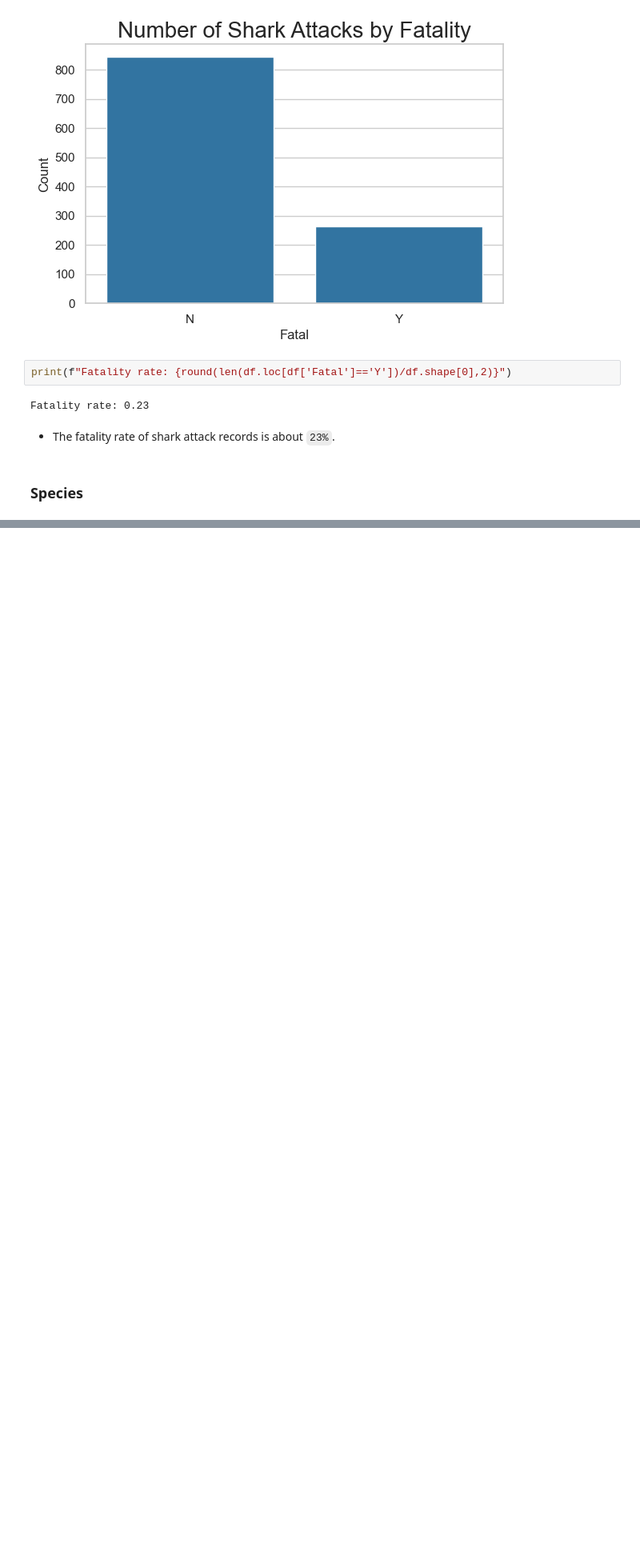
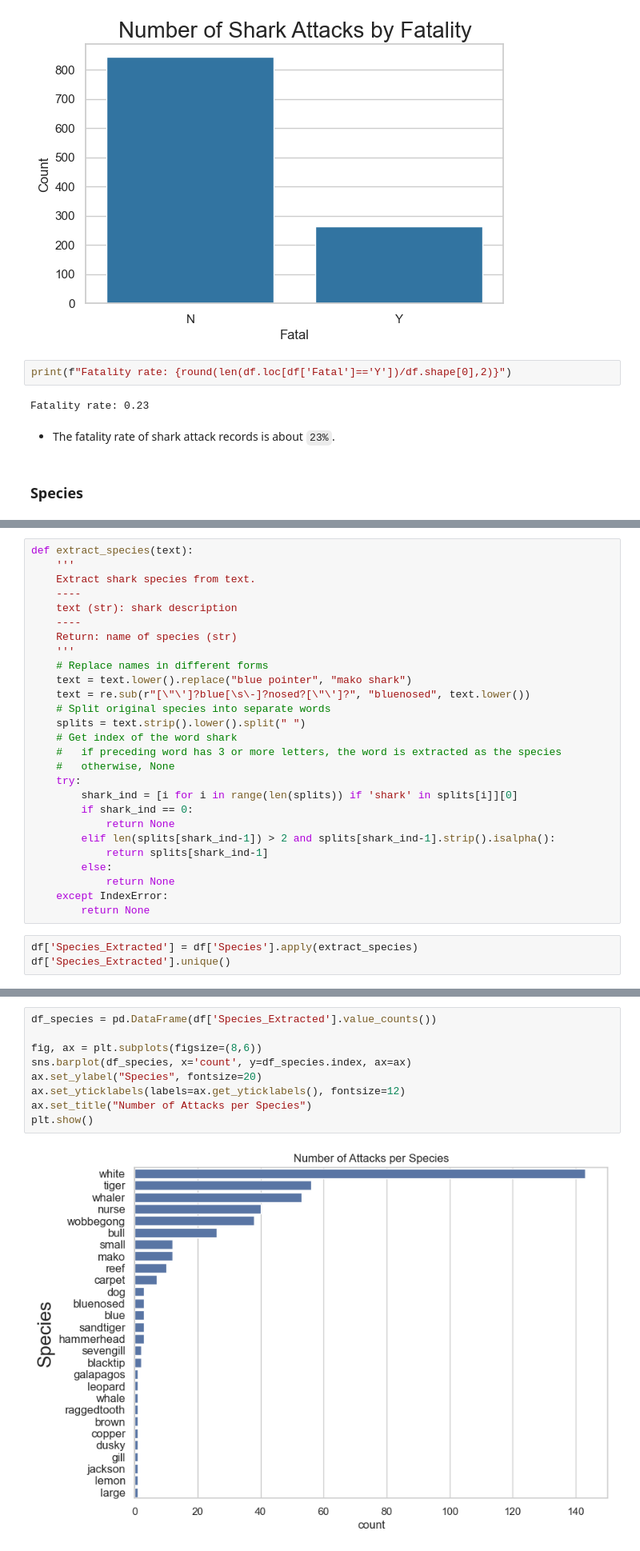
Before and after one commit to moscmh/shark, a Jupyter notebook: shark.ipynb, the cells around one changed output, grey strips where cells are left out. Shown at 80% size. Saved outputs shown, nothing was run; the diff lists cells and outputs as text; blank space fills up the shorter version.

Commit message:
Finish visuals

```diff
--- a/shark.ipynb
+++ b/shark.ipynb
@@ -606,0 +628,30 @@ Fatality rate: 0.23
+# %%
+def extract_species(text):
+    '''
+    Extract shark species from text.
+    ----
+    text (str): shark description
+    ----
+    Return: name of species (str)
+    '''
+    # Replace names in different forms
+    text = text.lower().replace("blue pointer", "mako shark")
+    text = re.sub(r"[\"\']?blue[\s\-]?nosed?[\"\']?", "bluenosed", text.lower())
+    # Split original species into separate words
+    splits = text.strip().lower().split(" ")
+    # Get index of the word shark
+    #   if preceding word has 3 or more letters, the word is extracted as the species
+    #   otherwise, None
+    try:
+        shark_ind = [i for i in range(len(splits)) if 'shark' in splits[i]][0]
+        if shark_ind == 0:
+            return None
+        elif len(splits[shark_ind-1]) > 2 and splits[shark_ind-1].strip().isalpha():
+            return splits[shark_ind-1]
+        else:
+            return None
+    except IndexError:
+        return None
+# %%
+df['Species_Extracted'] = df['Species'].apply(extract_species)
+df['Species_Extracted'].unique()
@@ -606,0 +664,11 @@ Fatality rate: 0.23
+# %%
+df_species = pd.DataFrame(df['Species_Extracted'].value_counts())
+
+fig, ax = plt.subplots(figsize=(8,6))
+sns.barplot(df_species, x='count', y=df_species.index, ax=ax)
+ax.set_ylabel("Species", fontsize=20)
+ax.set_yticklabels(labels=ax.get_yticklabels(), fontsize=12)
+ax.set_title("Number of Attacks per Species")
+plt.show()
+# %% [output]
+[figure, added]
```
Also changed, not shown: parts of 7 cells of this notebook, 2 other files.
